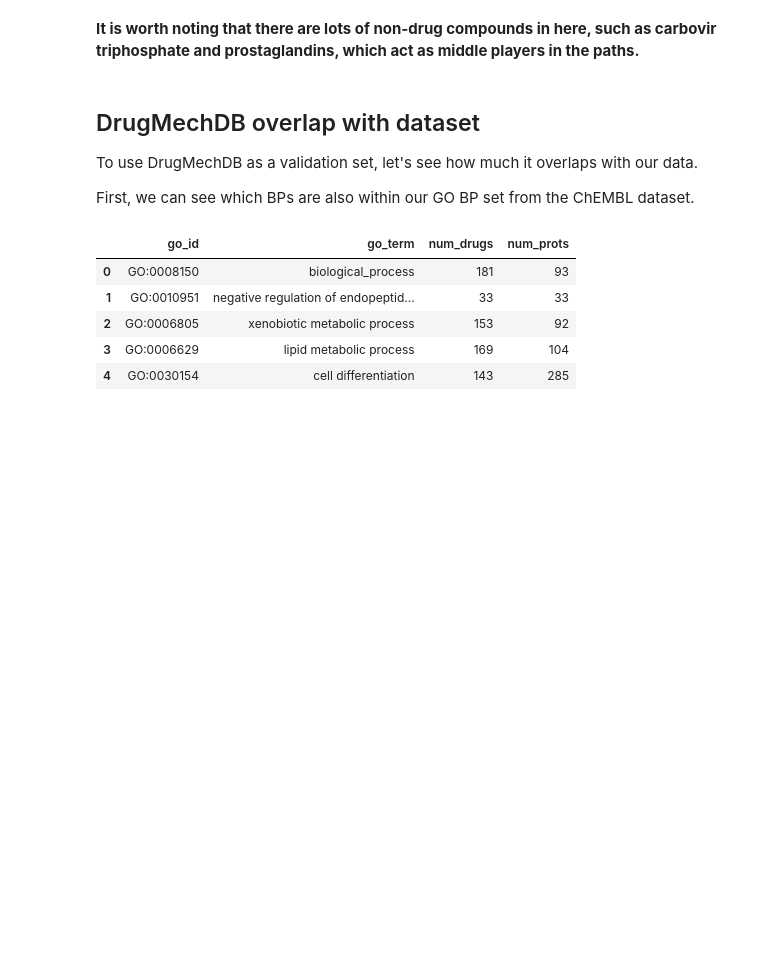
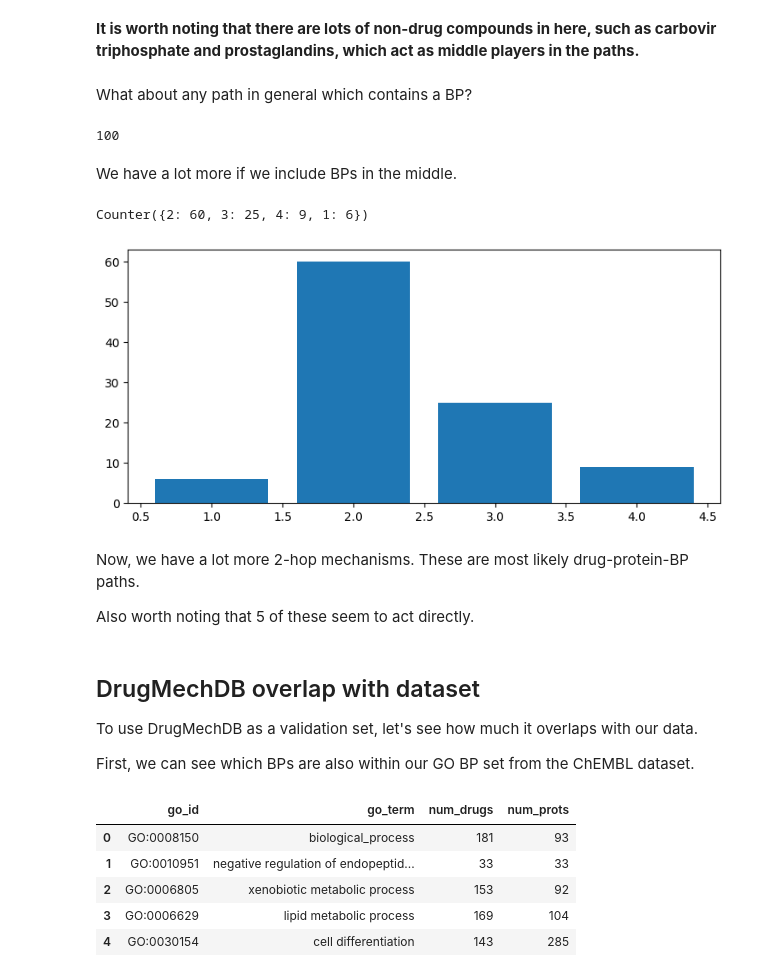
Before and after one commit to laurendelong21/MoA-Net, a Jupyter notebook: notebooks/exploration_drugmechdb.ipynb, the cells around one changed output. Saved outputs shown, nothing was run; the diff lists cells and outputs as text; code cells hidden in the pictures; blank space fills up the shorter version.

Commit message:
Looked at any mechanism to a BP, even in middle of path

```diff
--- a/notebooks/exploration_drugmechdb.ipynb
+++ b/notebooks/exploration_drugmechdb.ipynb
@@ -133,7 +133,7 @@ for path in data_json:
     # if second to last node is BP,
     if path['nodes'][len(path['nodes']) - 2]['label'] == 'Biological Process':
         bp_paths.append(path)
-        bp_path_lengths.append(len(path['links']))
+        bp_path_lengths.append(len(path['links']) - 1)
         bps.add(path['nodes'][len(path['nodes']) - 2]['id'])
 # %% [markdown]
 How many of the 162 paths end in a BP?
@@ -187,5 +190,43 @@ bp_paths
 # %% [markdown]
 **It is worth noting that there are lots of non-drug compounds in here, such as carbovir triphosphate and prostaglandins, which act as middle players in the paths.**
+# %% [markdown]
+What about any path in general which contains a BP?
+# %%
+bp_paths = []
+bp_path_lengths = []
+bps = set()
+for path in data_json:
+    for count, node in enumerate(path['nodes']):
+    # if any node is BP,
+        if node['label'] == 'Biological Process':
+            bp_paths.append(path)
+            bp_path_lengths.append(count)
+            bps.add(path['nodes'][count]['id'])
+# %%
+len(bp_paths)
+# %% [output]
+100
+# %% [markdown]
+We have a lot more if we include BPs in the middle.
+# %%
+Counter(bp_path_lengths)
+# %% [output]
+Counter({2: 60, 3: 25, 4: 9, 1: 6})
+# %%
+bpath_lens = Counter(bp_path_lengths)
+
+plt.rcParams["figure.figsize"] = [7.50, 3.50]
+plt.rcParams["figure.autolayout"] = True
+
+plt.bar(bpath_lens.keys(), bpath_lens.values())
+
+plt.show()
+# %% [output]
+[figure, added]
+# %% [markdown]
+Now, we have a lot more 2-hop mechanisms. These are most likely drug-protein-BP paths.
+
+Also worth noting that 5 of these seem to act directly.
 # %% [markdown]
 ## DrugMechDB overlap with dataset
 
```
Also changed, not shown: parts of 7 cells of this notebook.
